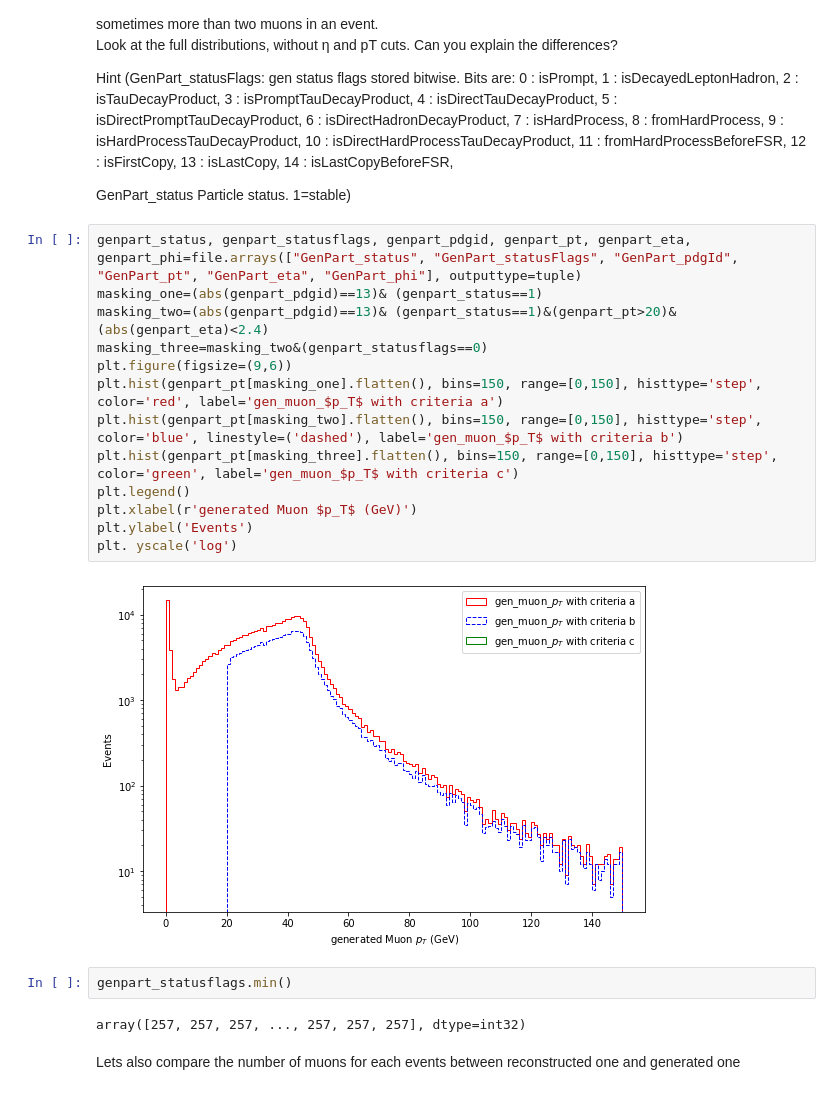
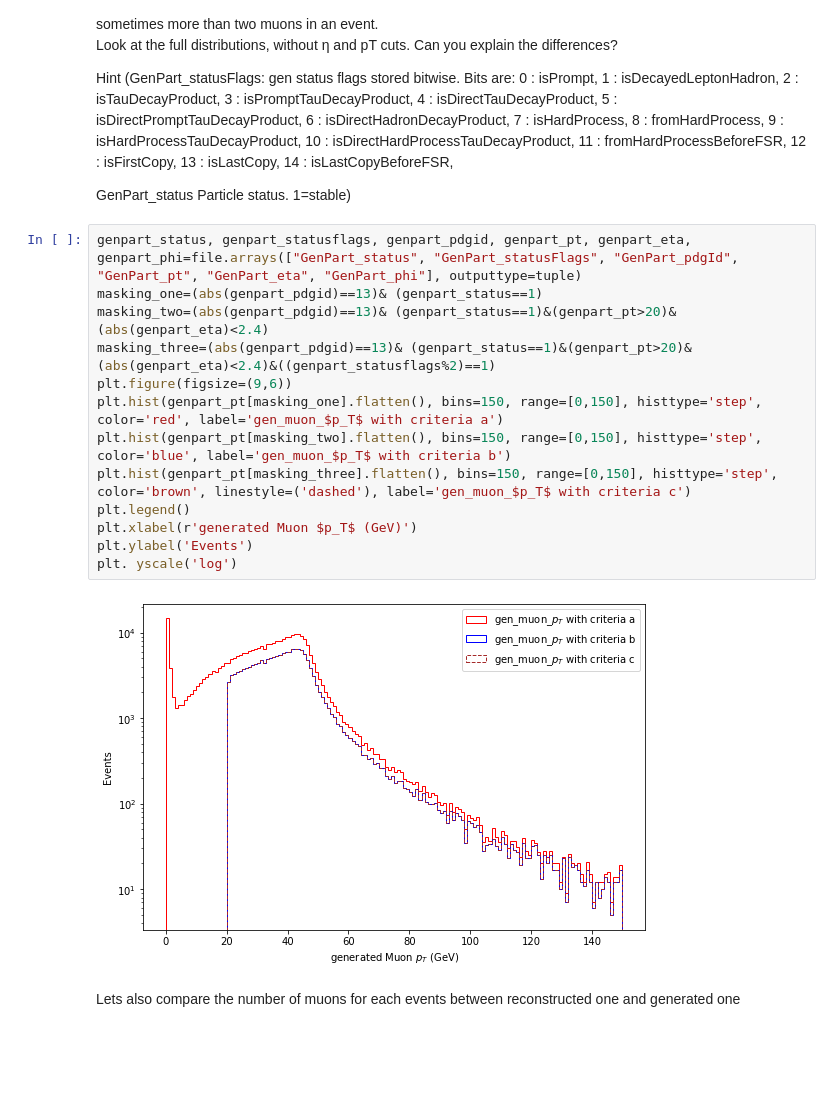
Before and after one commit to Taiantuia/MuonHATSatLPC2020, a Jupyter notebook: Exercise-1-Introduction.ipynb, the cells around one changed output. Drawn from its saved outputs; the diff is of its cells as text; blank space fills up the shorter version.

Commit message:
mode genpart_statusflags

```diff
--- a/Exercise-1-Introduction.ipynb
+++ b/Exercise-1-Introduction.ipynb
@@ -130,22 +130,18 @@ GenPart_status	Particle status. 1=stable)
 # %%
 genpart_status, genpart_statusflags, genpart_pdgid, genpart_pt, genpart_eta, genpart_phi=file.arrays(["GenPart_status", "GenPart_statusFlags", "GenPart_pdgId", "GenPart_pt", "GenPart_eta", "GenPart_phi"], outputtype=tuple)
 masking_one=(abs(genpart_pdgid)==13)& (genpart_status==1)
 masking_two=(abs(genpart_pdgid)==13)& (genpart_status==1)&(genpart_pt>20)&(abs(genpart_eta)<2.4)
-masking_three=masking_two&(genpart_statusflags==0)
+masking_three=(abs(genpart_pdgid)==13)& (genpart_status==1)&(genpart_pt>20)&(abs(genpart_eta)<2.4)&((genpart_statusflags%2)==1)
 plt.figure(figsize=(9,6))
 plt.hist(genpart_pt[masking_one].flatten(), bins=150, range=[0,150], histtype='step', color='red', label='gen_muon_$p_T$ with criteria a')
-plt.hist(genpart_pt[masking_two].flatten(), bins=150, range=[0,150], histtype='step', color='blue', linestyle=('dashed'), label='gen_muon_$p_T$ with criteria b')
-plt.hist(genpart_pt[masking_three].flatten(), bins=150, range=[0,150], histtype='step', color='green', label='gen_muon_$p_T$ with criteria c')
+plt.hist(genpart_pt[masking_two].flatten(), bins=150, range=[0,150], histtype='step', color='blue', label='gen_muon_$p_T$ with criteria b')
+plt.hist(genpart_pt[masking_three].flatten(), bins=150, range=[0,150], histtype='step', color='brown', linestyle=('dashed'), label='gen_muon_$p_T$ with criteria c')
 plt.legend()
 plt.xlabel(r'generated Muon $p_T$ (GeV)')
 plt.ylabel('Events')
 plt. yscale('log')
 # %% [output]
-[figure, old version]
+[figure, new version]
-# %%
-genpart_statusflags.min()
-# %% [output]
-array([257, 257, 257, ..., 257, 257, 257], dtype=int32)
 # %% [markdown]
 Lets also compare the number of muons for each events between reconstructed one and generated one
 # %%
```
Also changed, not shown: parts of 3 cells of this notebook.
